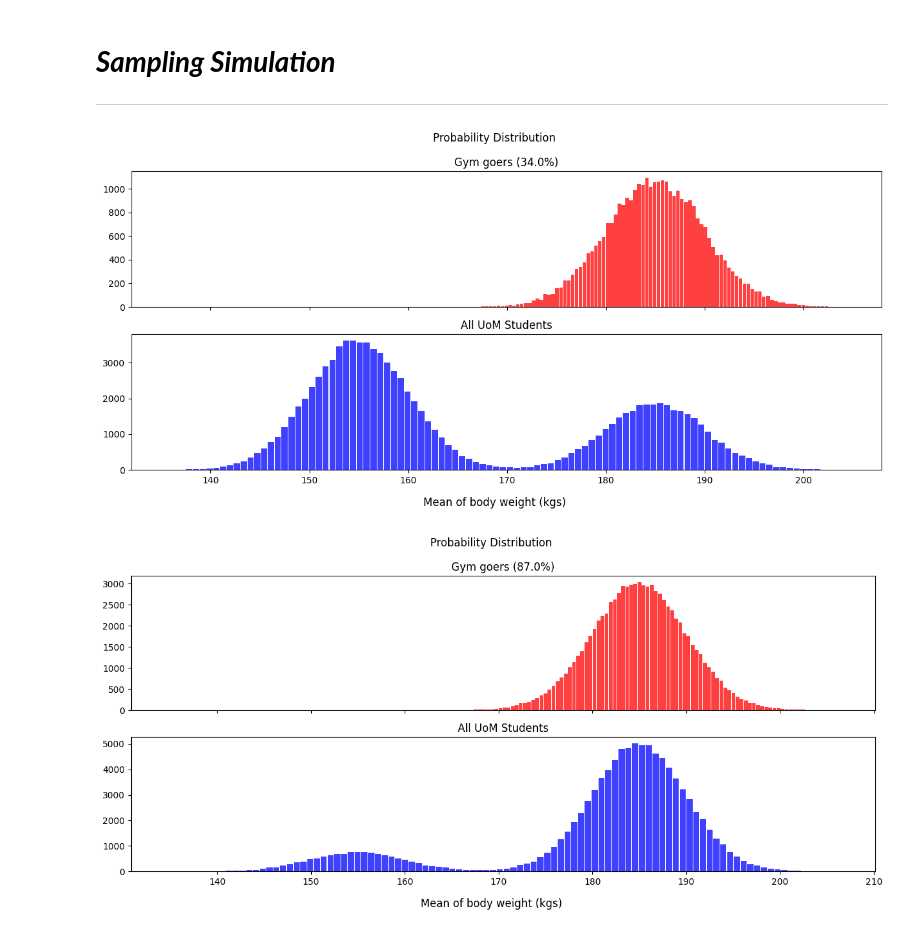
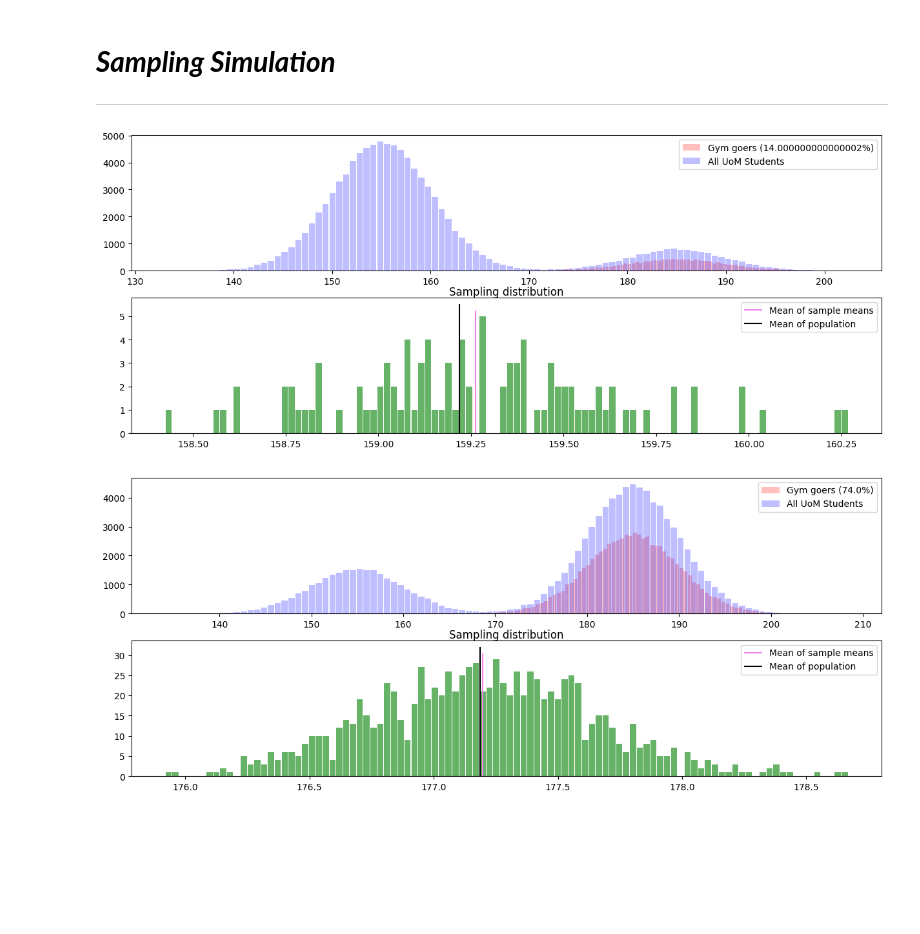
Before and after one commit to anoban/Understanding-and-Visualizing-Data-with-Python, a Jupyter notebook: anoban/Sampling Simulation.ipynb, the cells around one changed output. Cells and saved outputs as stored; diff of their text form; code cells hidden in the pictures; blank space fills up the shorter version.

```diff
--- a/anoban/Sampling Simulation.ipynb
+++ b/anoban/Sampling Simulation.ipynb
@@ -28,21 +28,27 @@ def draw_sample(nattempts: int, sample_size: int, gym_frac: float) -> None:
         sample = np.random.choice(population, size = sample_size, replace = True)
         sample_means.append(sample.mean())
 
-    fig, (axes_gym, axes_all)  = plt.subplots(nrows = 2, sharex = True)
+    fig, (axes_all, axes_sampledist)  = plt.subplots(nrows = 2)
     fig.set_size_inches(15, 6)
-    axes_gym.hist(gym_goers, bins = 100, color = "red", rwidth = 0.9, alpha = 0.75)
-    axes_gym.set_title(f"Gym goers ({gym_frac * 100}%)")
-    axes_all.hist(population, bins = 100, color = "blue", rwidth = 0.9, alpha = 0.75)
-    axes_all.set_title("All UoM Students")
-    fig.suptitle("Probability Distribution")
-    fig.supxlabel("Mean of body weight (kgs)")
+
+    axes_all.hist(gym_goers, bins = 100, color = "red", rwidth = 0.9, alpha = 0.25, label = f"Gym goers ({(gym_frac * 100)}%)")
+    axes_all.hist(population, bins = 100, color = "blue", rwidth = 0.9, alpha = 0.25, label = "All UoM Students")
+    axes_all.legend()
+
+    axes_sampledist.hist(sample_means, bins = 100, color = "green", rwidth = 0.9, alpha = 0.6)
+    axes_sampledist.vlines(x = np.mean(sample_means), ymin = 0, ymax = axes_sampledist.get_ylim()[1],
+                          color = "violet", label = "Mean of sample means")
+    axes_sampledist.vlines(x = population.mean(), ymin = 0, ymax = axes_sampledist.get_ylim()[1],
+                          color = "black", label = "Mean of population")
+    axes_sampledist.legend()
+    axes_sampledist.set_title("Sampling distribution", pad = .5)
     plt.show()
 # %%
-draw_sample(100, 1000, 0.34)
+draw_sample(nattempts = 100, sample_size = 1000, gym_frac = 0.14)
 # %% [output]
-[figure, old version]
+[figure, new version]
 # %%
-draw_sample(1000, 10000, 0.87)
+draw_sample(nattempts = 1000, sample_size = 1000, gym_frac = 0.74)
 # %% [output]
-[figure, old version]
+[figure, new version]
 # %%
```
Also changed, not shown: parts of 3 cells of this notebook.
